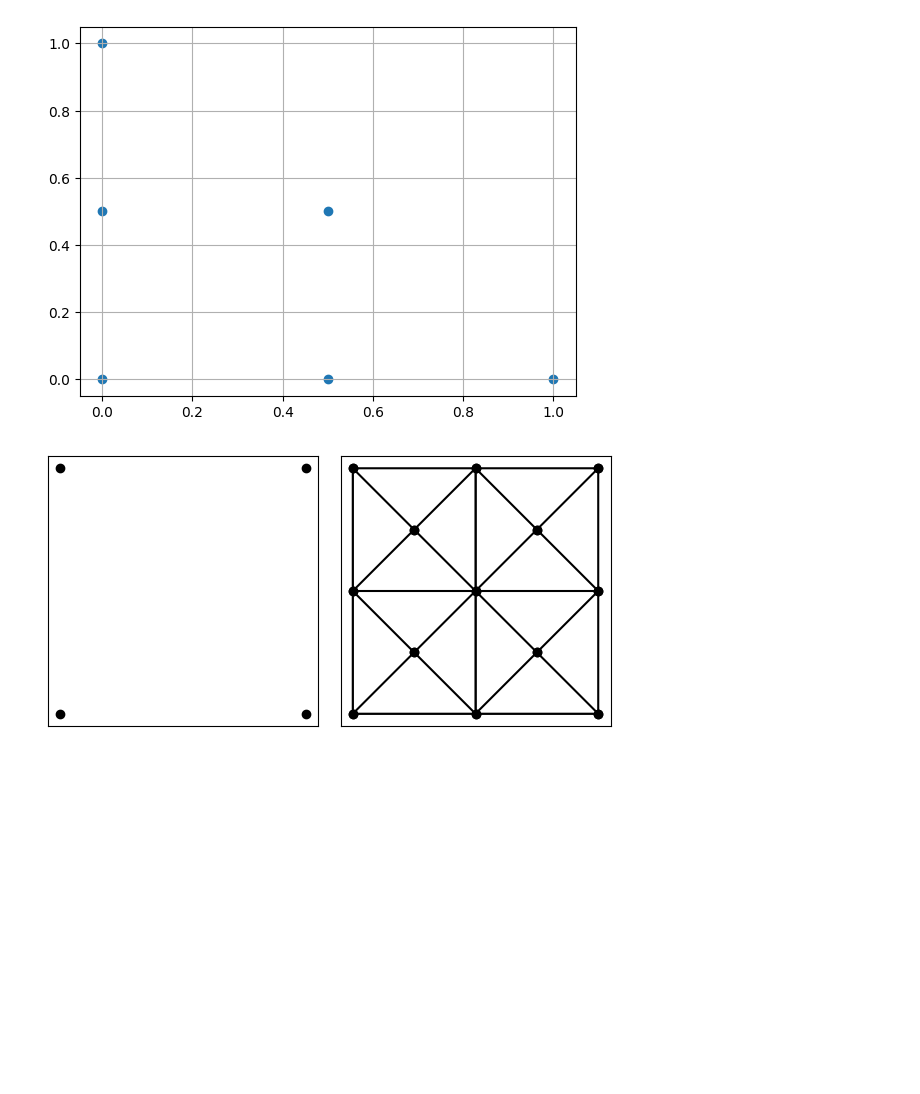
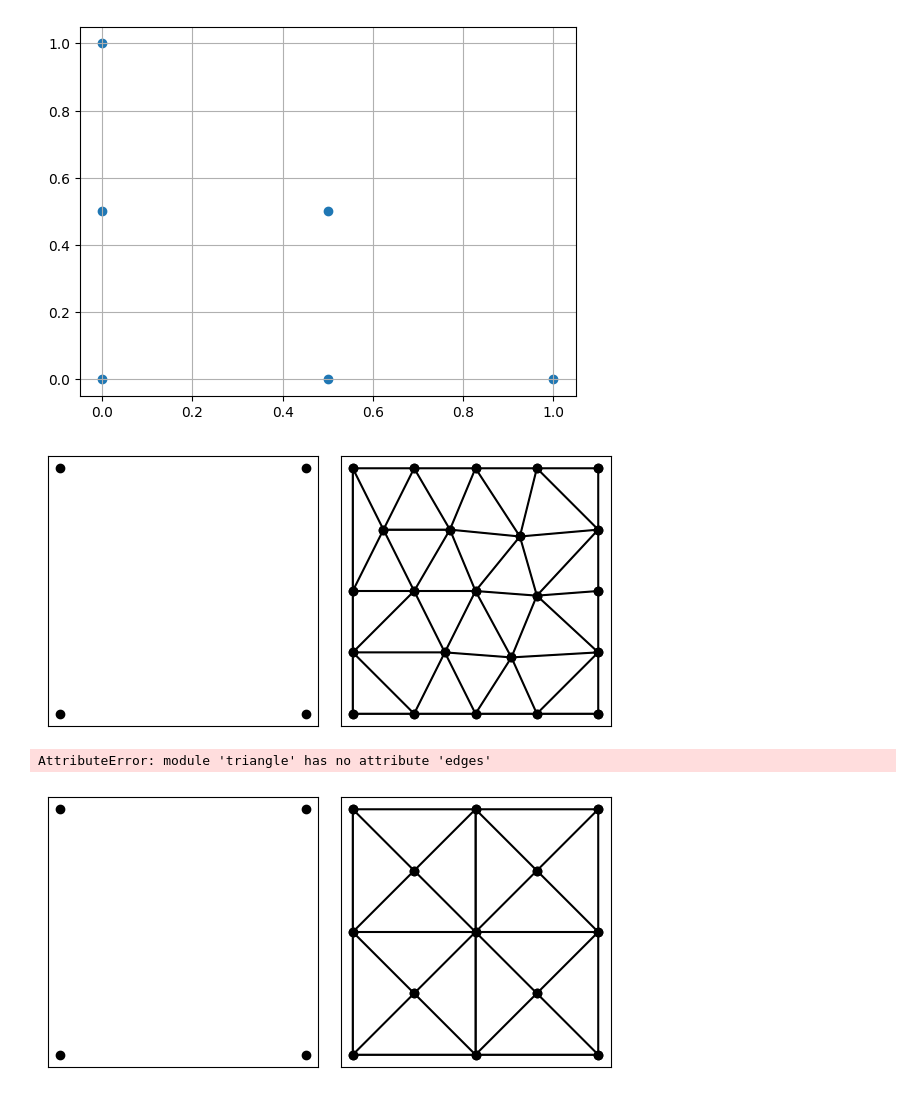
Before and after one commit to jar-evans/IVPINN, a Jupyter notebook: temp_mariano/mesh_final.ipynb, the cells around one changed output. Drawn from its saved outputs; the diff is of its cells as text; code cells hidden in the pictures; blank space fills up the shorter version.

```diff
--- a/temp_mariano/mesh_final.ipynb
+++ b/temp_mariano/mesh_final.ipynb
@@ -57,6 +57,30 @@ basis function number :  3
  [1/2 1/2]
  [0 1/2]]
 [figure]
+# %%
+import matplotlib.pyplot as plt
+import numpy as np
+import triangle as tr
+
+# Step 1: Generate a fine mesh
+A = dict(vertices=np.array(((0, 0), (1, 0), (1, 1), (0, 1))))
+B = tr.triangulate(A, 'qnea0.05')
+tr.compare(plt,A,B)
+# %% [output]
+[figure, added]
+# %%
+import matplotlib.pyplot as plt
+import numpy as np
+import triangle as tr
+
+# Step 1: Generate a fine mesh
+A = dict(vertices=np.array(((0, 0), (1, 0), (1, 1), (0, 1))))
+B = tr.triangulate(A, 'qnea0.1')
+
+# Get edges from the triangulated mesh
+edges = tr.edges(B)
+# %% [output]
+AttributeError: module 'triangle' has no attribute 'edges'
 # %%
 import matplotlib.pyplot as plt
 import numpy as np
```
Also changed, not shown: parts of 1 cell of this notebook, 3 other files.
